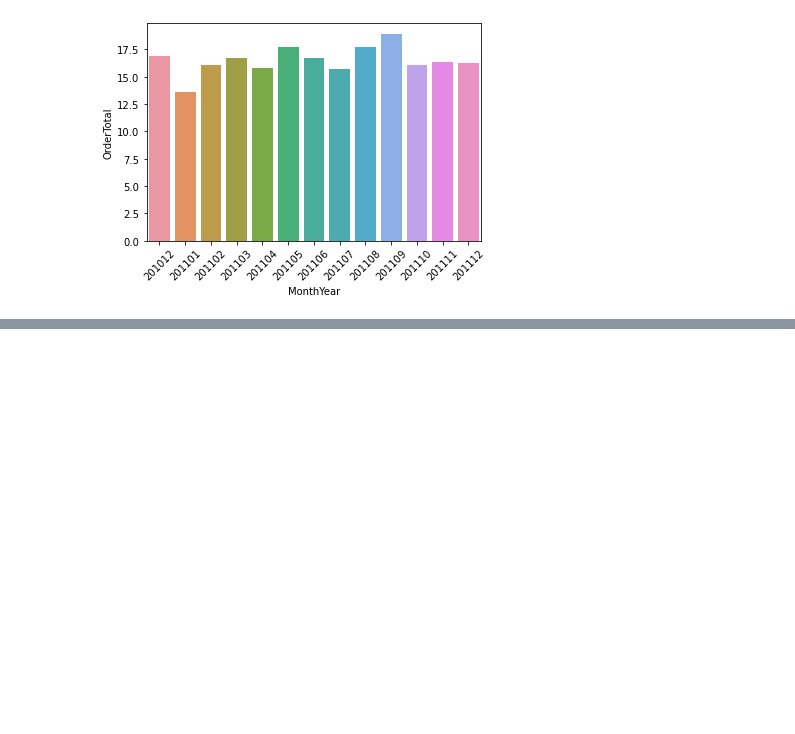
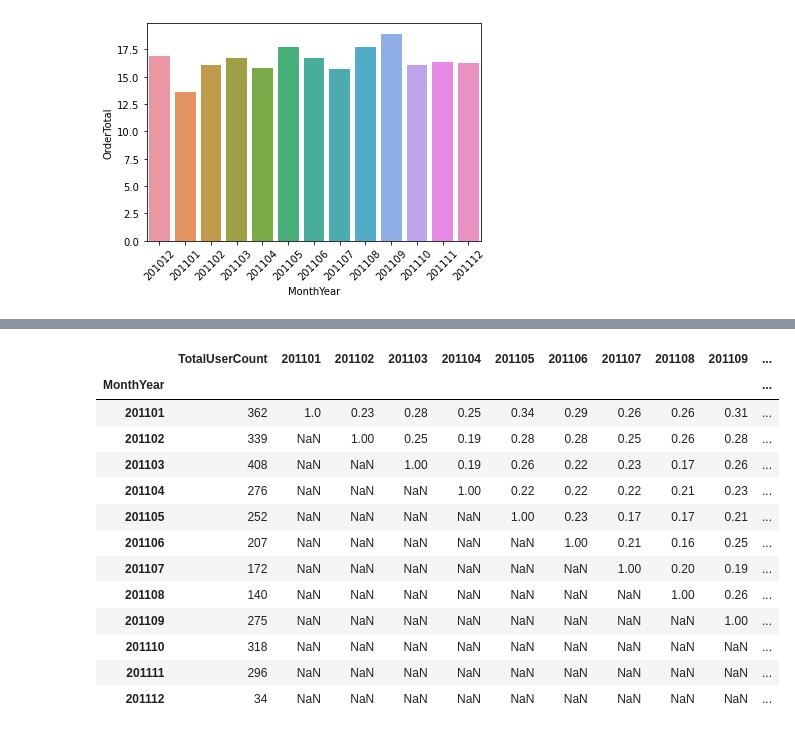
Before and after one commit to abhijithrajan/retail_growth_analysis, a Jupyter notebook: Metrics.ipynb, the cells around one changed output, grey strips where cells are left out. Cells and saved outputs as stored; diff of their text form; code cells hidden in the pictures; blank space fills up the shorter version.

```diff
--- a/Metrics.ipynb
+++ b/Metrics.ipynb
@@ -215,0 +340,4 @@ Not surprisingly, due to the increase in both number of customers and overall sa
+# %%
+#add first purchase year month to uk retention table
+uk_retention = pd.merge(uk_retention,uk_first_purchase[['CustomerID','FirstPurchaseYearMonth']],on='CustomerID')
+uk_retention
@@ -215,0 +358,47 @@ Not surprisingly, due to the increase in both number of customers and overall sa
+# %%
+new_column_names = [ 'm_' + str(column) for column in uk_retention.columns[:-1]]
+new_column_names.append('FirstPurchaseYearMonth')
+uk_retention.columns = new_column_names
+
+#create the array of Retained users for each cohort monthly
+retention_array = []
+for i in range(len(months)):
+    retention_data = {}
+    selected_month = months[i]
+    prev_months = months[:i]
+    next_months = months[i+1:]
+    for prev_month in prev_months:
+        retention_data[prev_month] = np.nan
+
+    total_user_count = uk_retention[uk_retention.FirstPurchaseYearMonth == selected_month].FirstPurchaseYearMonth.count()
+    retention_data['TotalUserCount'] = total_user_count
+    retention_data[selected_month] = 1
+
+    query = "FirstPurchaseYearMonth == {}".format(selected_month)
+
+
+    for next_month in next_months:
+        new_query = query + " and {} > 0".format(str('m_' + str(next_month)))
+        retention_data[next_month] = np.round(uk_retention.query(new_query)['m_' + str(next_month)].sum()/total_user_count,2)
+    retention_array.append(retention_data)
+
+uk_retention = pd.DataFrame(retention_array)
+uk_retention.index = months
+
+#showing new cohort based retention table
+uk_retention
+# %% [output]
+|  | TotalUserCount | 201101 | 201102 | 201103 | 201104 | 201105 | 201106 | 201107 | 201108 | 201109 | ... |
+| MonthYear |  |  |  |  |  |  |  |  |  |  | ... |
+| 201101 | 362 | 1.0 | 0.23 | 0.28 | 0.25 | 0.34 | 0.29 | 0.26 | 0.26 | 0.31 | ... |
+| 201102 | 339 | NaN | 1.00 | 0.25 | 0.19 | 0.28 | 0.28 | 0.25 | 0.26 | 0.28 | ... |
+| 201103 | 408 | NaN | NaN | 1.00 | 0.19 | 0.26 | 0.22 | 0.23 | 0.17 | 0.26 | ... |
+| 201104 | 276 | NaN | NaN | NaN | 1.00 | 0.22 | 0.22 | 0.22 | 0.21 | 0.23 | ... |
+| 201105 | 252 | NaN | NaN | NaN | NaN | 1.00 | 0.23 | 0.17 | 0.17 | 0.21 | ... |
+| 201106 | 207 | NaN | NaN | NaN | NaN | NaN | 1.00 | 0.21 | 0.16 | 0.25 | ... |
+| 201107 | 172 | NaN | NaN | NaN | NaN | NaN | NaN | 1.00 | 0.20 | 0.19 | ... |
+| 201108 | 140 | NaN | NaN | NaN | NaN | NaN | NaN | NaN | 1.00 | 0.26 | ... |
+| 201109 | 275 | NaN | NaN | NaN | NaN | NaN | NaN | NaN | NaN | 1.00 | ... |
+| 201110 | 318 | NaN | NaN | NaN | NaN | NaN | NaN | NaN | NaN | NaN | ... |
+| 201111 | 296 | NaN | NaN | NaN | NaN | NaN | NaN | NaN | NaN | NaN | ... |
+| 201112 | 34 | NaN | NaN | NaN | NaN | NaN | NaN | NaN | NaN | NaN | ... |
```
Also changed, not shown: parts of 24 cells of this notebook.
